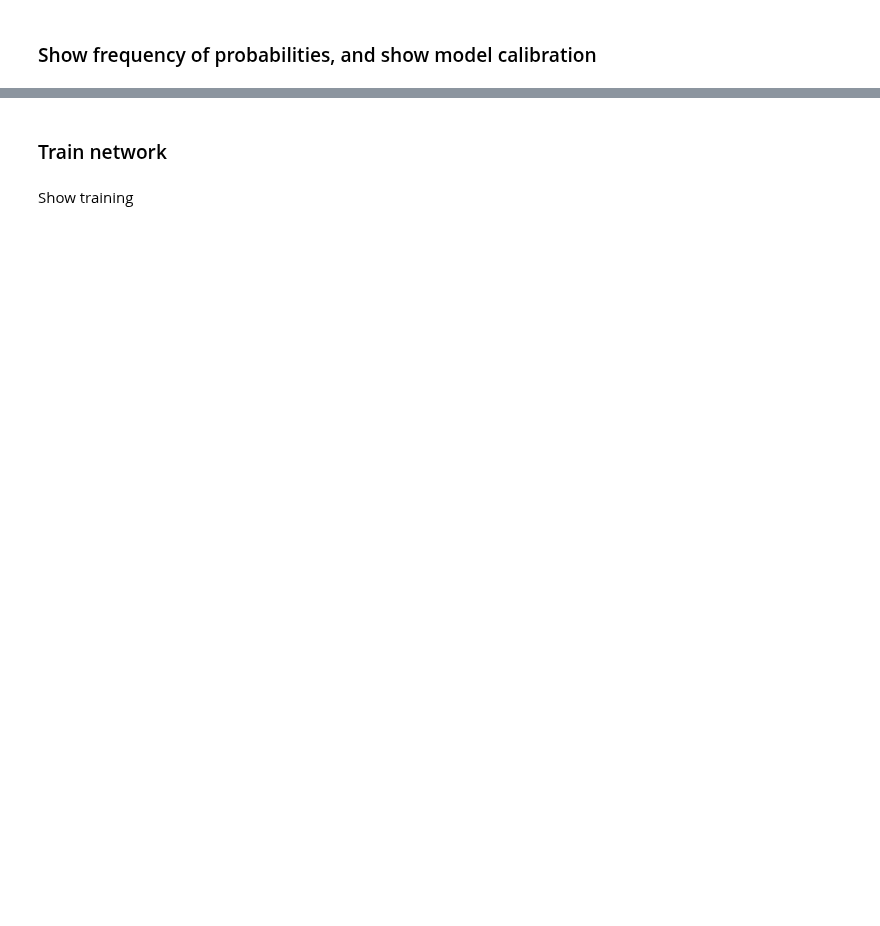
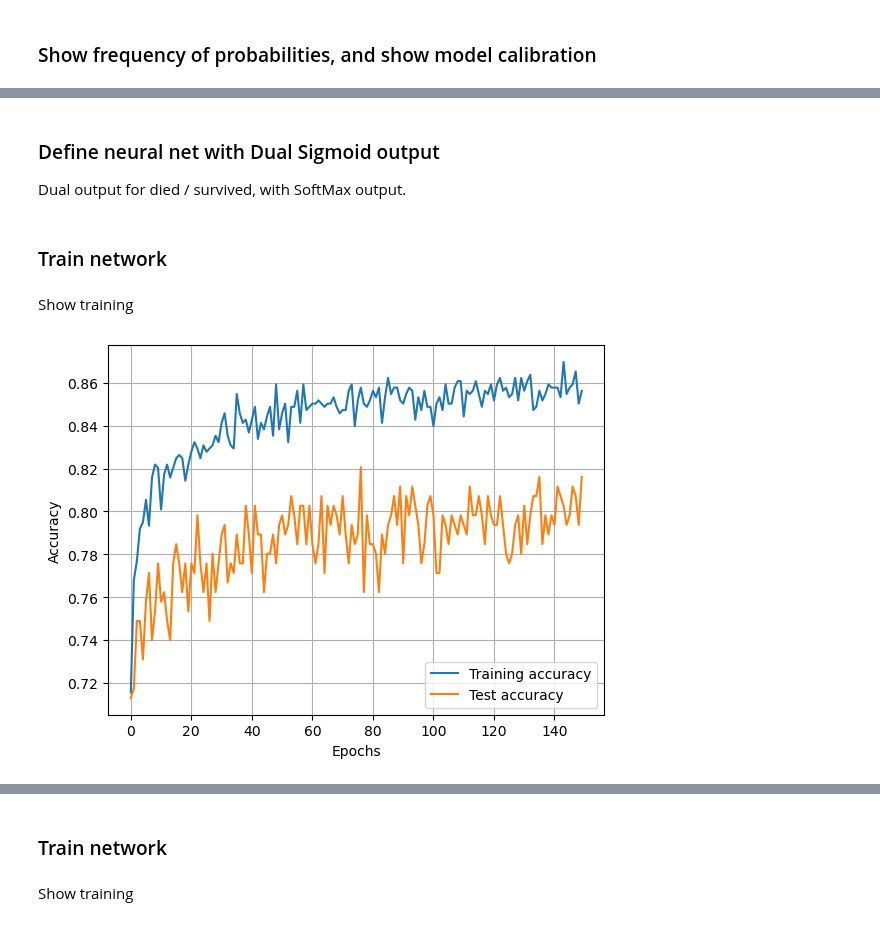
Before and after one commit to MichaelAllen1966/titanic, a Jupyter notebook: 52_pytorch_softmax_sigmoid.ipynb, the cells around one changed output, grey strips where cells are left out. Saved outputs shown, nothing was run; the diff lists cells and outputs as text; code cells hidden in the pictures; blank space fills up the shorter version.

Commit message:
Update sigmoid softmax tests

```diff
--- a/52_pytorch_softmax_sigmoid.ipynb
+++ b/52_pytorch_softmax_sigmoid.ipynb
@@ -224,0 +227,32 @@ plt.show()
+# %% [markdown]
+### Define neural net with Dual Sigmoid output
+
+Dual output for died / survived, with SoftMax output.
+# %%
+class Net(torch.nn.Module):
+
+    def __init__(self, number_features, expansion=2):
+        # Define layers
+        super(Net, self).__init__()
+        self.fc1 = torch.nn.Linear(number_features, number_features * expansion)
+        self.bn1 = torch.nn.BatchNorm1d(number_features * expansion)
+        self.fc2 = torch.nn.Linear(number_features * expansion, number_features * expansion)
+        self.bn2 = torch.nn.BatchNorm1d(number_features * expansion)
+        self.fc3 = torch.nn.Linear(number_features * expansion, 2)
+
+    def forward(self, x):
+        # Define sequence of layers
+        x = self.fc1(x) # Fully connected layer
+        x = self.bn1(x) # Batch normalisation
+        x = F.dropout(x, p=0.5) # Apply dropout
+        x = F.relu(x) # ReLU activation
+        x = self.fc2(x) # Fully connected layer
+        x = self.bn2(x) # Batch normalisation
+        x = F.dropout(x, p=0.5) # Apply dropout
+        x = F.relu(x) # ReLU activation
+        x = self.fc3(x) # Fully connected layer
+        x = torch.sigmoid(x) # Sigmoid output (0-1)
+
+        return x
+# %% [markdown]
+### Train network
@@ -224,0 +321,15 @@ plt.show()
+# %% [markdown]
+Show training
+# %%
+fig = plt.figure()
+ax = fig.add_subplot()
+x = np.arange(num_epochs)
+ax.plot(x, training_progress, label='Training accuracy')
+ax.plot(x, test_progress, label='Test accuracy')
+ax.grid()
+ax.legend()
+ax.set_xlabel('Epochs')
+ax.set_ylabel('Accuracy')
+plt.show()
+# %% [output]
+[figure, added]
```
Also changed, not shown: parts of 19 cells of this notebook.
